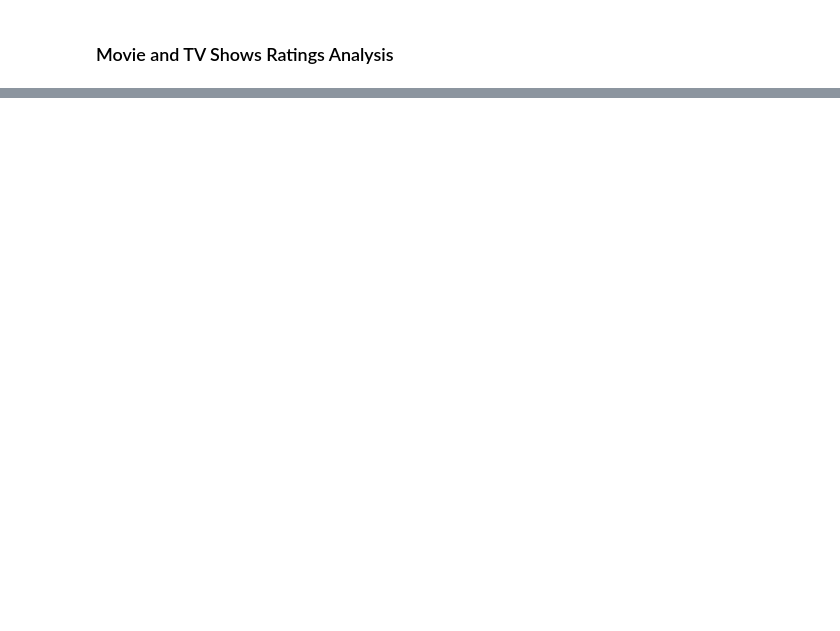
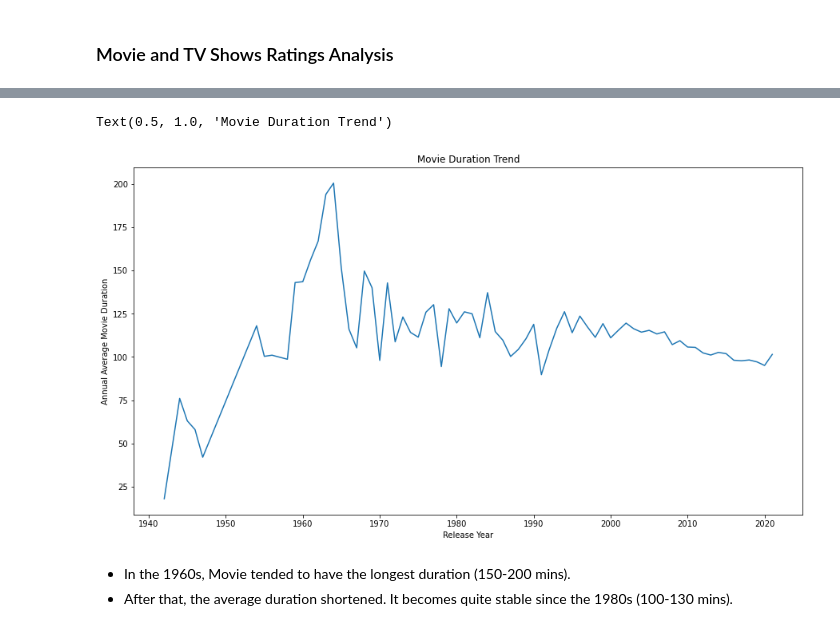
Before and after one commit to SarahLuym/kaggle, a Jupyter notebook: Netflix/Netflix Data Analysis.ipynb, the cells around one changed output, grey strips where cells are left out. Drawn from its saved outputs; the diff is of its cells as text; code cells hidden in the pictures; blank space fills up the shorter version.

```diff
--- a/Netflix/Netflix Data Analysis.ipynb
+++ b/Netflix/Netflix Data Analysis.ipynb
@@ -233,0 +316,3 @@ Text(0.5, 1.0, 'Movie and TV Show Trends on Netflix')
+# %%
+annl_avg_durt = movie_df.groupby('release_year').mean()
+annl_avg_durt
@@ -233,0 +334,12 @@ Text(0.5, 1.0, 'Movie and TV Show Trends on Netflix')
+# %%
+plt.figure(figsize=(15,8))
+sns.lineplot(x=annl_avg_durt.index, y=annl_avg_durt.duration.values)
+plt.ylabel("Annual Average Movie Duration")
+plt.xlabel("Release Year")
+plt.title("Movie Duration Trend")
+# %% [output]
+Text(0.5, 1.0, 'Movie Duration Trend')
+[figure, added]
+# %% [markdown]
+* In the 1960s, Movie tended to have the longest duration (150-200 mins).
+* After that, the average duration shortened. It becomes quite stable since the 1980s (100-130 mins).
```
Also changed, not shown: parts of 34 cells of this notebook.
